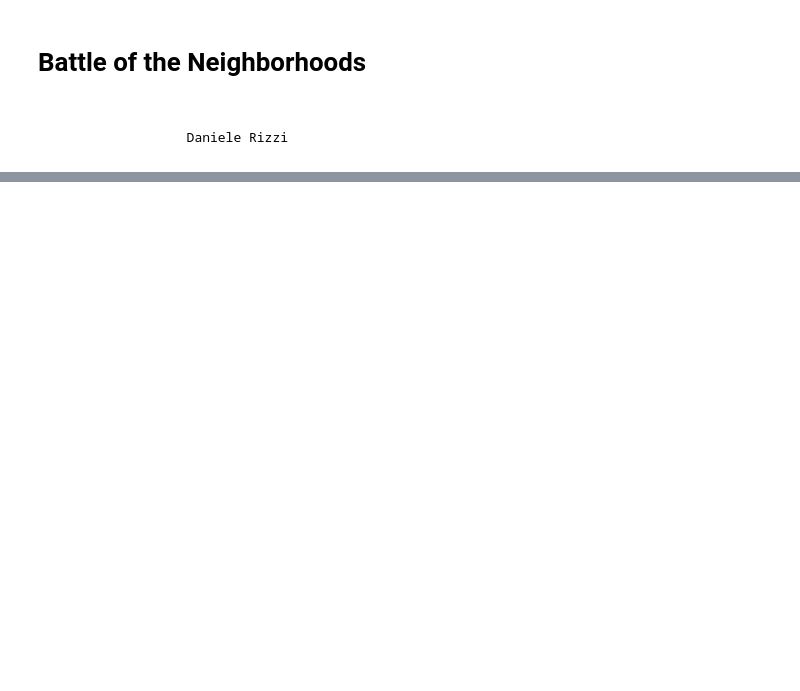
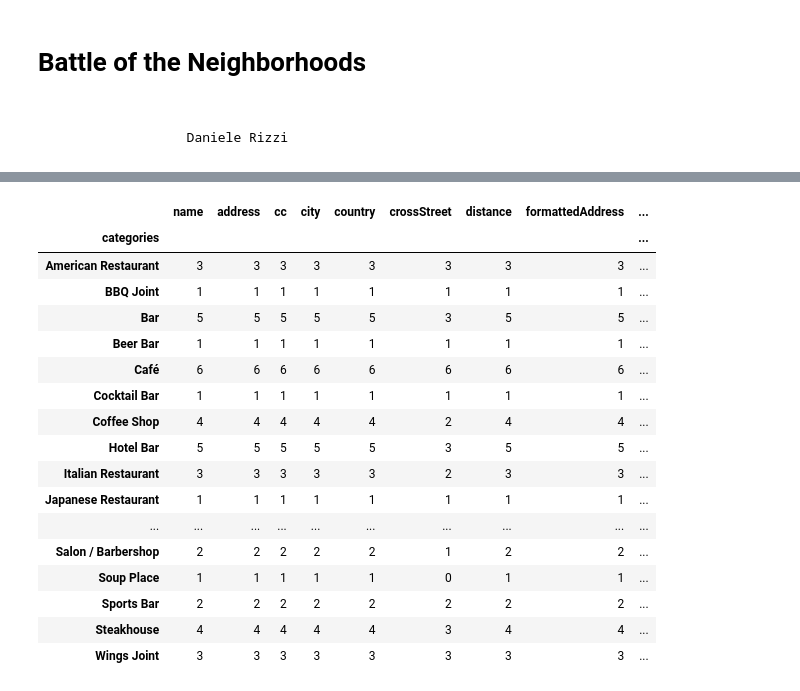
Before and after one commit to danielerizzi/Battle-of-the-Neighborhoods, a Jupyter notebook: Battle of Neighborhoods.ipynb, the cells around one changed output, grey strips where cells are left out. Drawn from its saved outputs; the diff is of its cells as text; code cells hidden in the pictures; blank space fills up the shorter version.

```diff
--- a/Battle of Neighborhoods.ipynb
+++ b/Battle of Neighborhoods.ipynb
@@ -18,0 +683,40 @@ Once we have identified the area and type of food that shoule be served, we can
+# %%
+#Second search: Bar
+search_query = 'Bar'
+radius = 50000
+
+url = 'https://api.foursquare.com/v2/venues/search?client_id={}&client_secret={}&ll={},{}&v={}&query={}&radius={}&limit={}'.format(CLIENT_ID, CLIENT_SECRET, latitude, longitude, VERSION, search_query, radius, LIMIT)
+
+bar = requests.get(url).json()
+# assign relevant part of JSON to venues
+venues_bar = bar['response']['venues']
+# tranform venues into a dataframe
+bar = json_normalize(venues_bar)
+#dataframe.drop(dataframe[(dataframe['location.postalCode'] == 'NaN')].index(), inplace=True)
+
+# keep only columns that include venue name, and anything that is associated with location
+filtered_columns = ['name', 'categories'] + [col for col in bar.columns if col.startswith('location.')] + ['id']
+bar = bar.loc[:, filtered_columns]
+
+# function that extracts the category of the venue
+def get_category_type(row):
+    try:
+        categories_list = row['categories']
+    except:
+        categories_list = row['venue.categories']
+
+    if len(categories_list) == 0:
+        return None
+    else:
+        return categories_list[0]['name']
+
+# filter the category for each row
+bar['categories'] = bar.apply(get_category_type, axis=1)
+
+# clean column names by keeping only last term
+bar.columns = [column.split('.')[-1] for column in bar.columns]
+
+#Keep only first 3 of Postcode
+bar['Postcode'] = bar['postalCode'].str[:3]
+
+bar.head()
@@ -18,0 +730,21 @@ Once we have identified the area and type of food that shoule be served, we can
+# %%
+bar.groupby('categories').count()
+# %% [output]
+|  | name | address | cc | city | country | crossStreet | distance | formattedAddress | ... |
+| categories |  |  |  |  |  |  |  |  | ... |
+| American Restaurant | 3 | 3 | 3 | 3 | 3 | 3 | 3 | 3 | ... |
+| BBQ Joint | 1 | 1 | 1 | 1 | 1 | 1 | 1 | 1 | ... |
+| Bar | 5 | 5 | 5 | 5 | 5 | 3 | 5 | 5 | ... |
+| Beer Bar | 1 | 1 | 1 | 1 | 1 | 1 | 1 | 1 | ... |
+| Café | 6 | 6 | 6 | 6 | 6 | 6 | 6 | 6 | ... |
+| Cocktail Bar | 1 | 1 | 1 | 1 | 1 | 1 | 1 | 1 | ... |
+| Coffee Shop | 4 | 4 | 4 | 4 | 4 | 2 | 4 | 4 | ... |
+| Hotel Bar | 5 | 5 | 5 | 5 | 5 | 3 | 5 | 5 | ... |
+| Italian Restaurant | 3 | 3 | 3 | 3 | 3 | 2 | 3 | 3 | ... |
+| Japanese Restaurant | 1 | 1 | 1 | 1 | 1 | 1 | 1 | 1 | ... |
+| ... | ... | ... | ... | ... | ... | ... | ... | ... | ... |
+| Salon / Barbershop | 2 | 2 | 2 | 2 | 2 | 1 | 2 | 2 | ... |
+| Soup Place | 1 | 1 | 1 | 1 | 1 | 0 | 1 | 1 | ... |
+| Sports Bar | 2 | 2 | 2 | 2 | 2 | 2 | 2 | 2 | ... |
+| Steakhouse | 4 | 4 | 4 | 4 | 4 | 3 | 4 | 4 | ... |
+| Wings Joint | 3 | 3 | 3 | 3 | 3 | 3 | 3 | 3 | ... |
```
Also changed, not shown: parts of 75 cells of this notebook.
